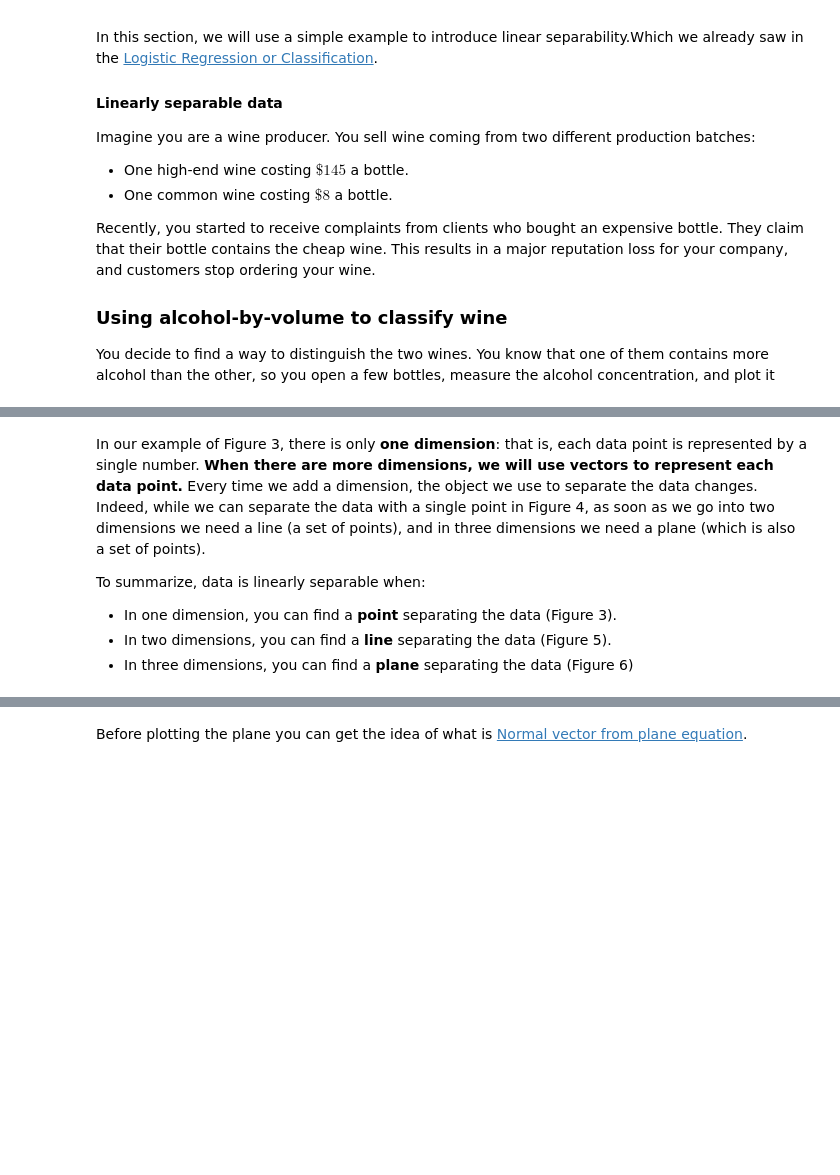
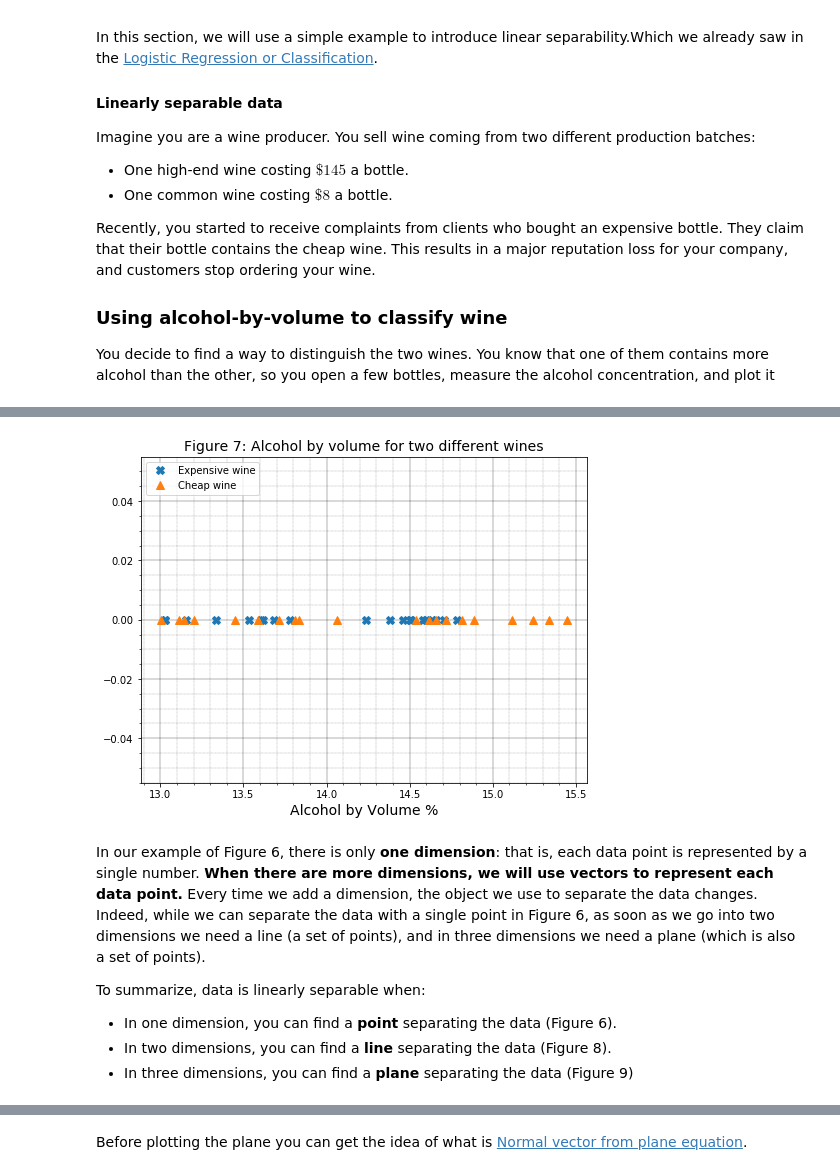
Before and after one commit to AnilSarode/Machine-Learning-Digital-Book-, a Jupyter notebook: The Perceptron/The Perceptron .ipynb, the cells around one changed output, grey strips where cells are left out. Saved outputs shown, nothing was run; the diff lists cells and outputs as text; code cells hidden in the pictures; blank space fills up the shorter version.

```diff
--- a/The Perceptron/The Perceptron .ipynb
+++ b/The Perceptron/The Perceptron .ipynb
@@ -544,31 +558,33 @@ Similarly, in most problems, we will not work with only one dimension, as in Fig
 # %%
 V3=sample_floats(12.6,14.8)
 V4=sample_floats(13,15.5)
 
 fig = plt.figure(figsize=(8,6))
 plt.plot(V3,Y,'X',V4,Y,'^',markersize=8)
 
 plt.xlabel('Alcohol by Volume %',fontsize=14)
-plt.title('Figure 4: Alcohol by volume for two different wines',fontsize=14)
+plt.title('Figure 7: Alcohol by volume for two different wines',fontsize=14)
 
 # Turn on the minor TICKS, which are required for the minor GRID
 plt.minorticks_on()
 
 # Customize the major grid
 plt.grid(which='major', linestyle='-', linewidth='0.3', color='black')
 # Customize the minor grid
 
 plt.grid(which='minor', linestyle=':', linewidth='0.3', color='black')
 plt.legend(["Expensive wine", "Cheap wine"], loc="upper left")
 plt.show()
+# %% [output]
+[figure, added]
 # %% [markdown]
-In our example of Figure 3, there is only **one dimension**: that is, each data point is represented by a single number. **When there are more dimensions, we will use vectors to represent each data point.** Every time we add a dimension, the object we use to separate the data changes. Indeed, while we can separate the data with a single point in Figure 4, as soon as we go into two dimensions we need a line (a set of points), and in three dimensions we need a plane (which is also a set of points).
+In our example of Figure 6, there is only **one dimension**: that is, each data point is represented by a single number. **When there are more dimensions, we will use vectors to represent each data point.** Every time we add a dimension, the object we use to separate the data changes. Indeed, while we can separate the data with a single point in Figure 6, as soon as we go into two dimensions we need a line (a set of points), and in three dimensions we need a plane (which is also a set of points).
 
 To summarize, data is linearly separable when:
 
-* In one dimension, you can find a **point** separating the data (Figure 3).
-* In two dimensions, you can find a **line** separating the data (Figure 5).
-* In three dimensions, you can find a **plane** separating the data (Figure 6)
+* In one dimension, you can find a **point** separating the data (Figure 6).
+* In two dimensions, you can find a **line** separating the data (Figure 8).
+* In three dimensions, you can find a **plane** separating the data (Figure 9)
 # %%
 v1=[4.5,0] # x_1= 4.5 and x_2=0
 v2=[0,4.5] # x_1= 0.0 and x-
```
Also changed, not shown: parts of 42 cells of this notebook.
